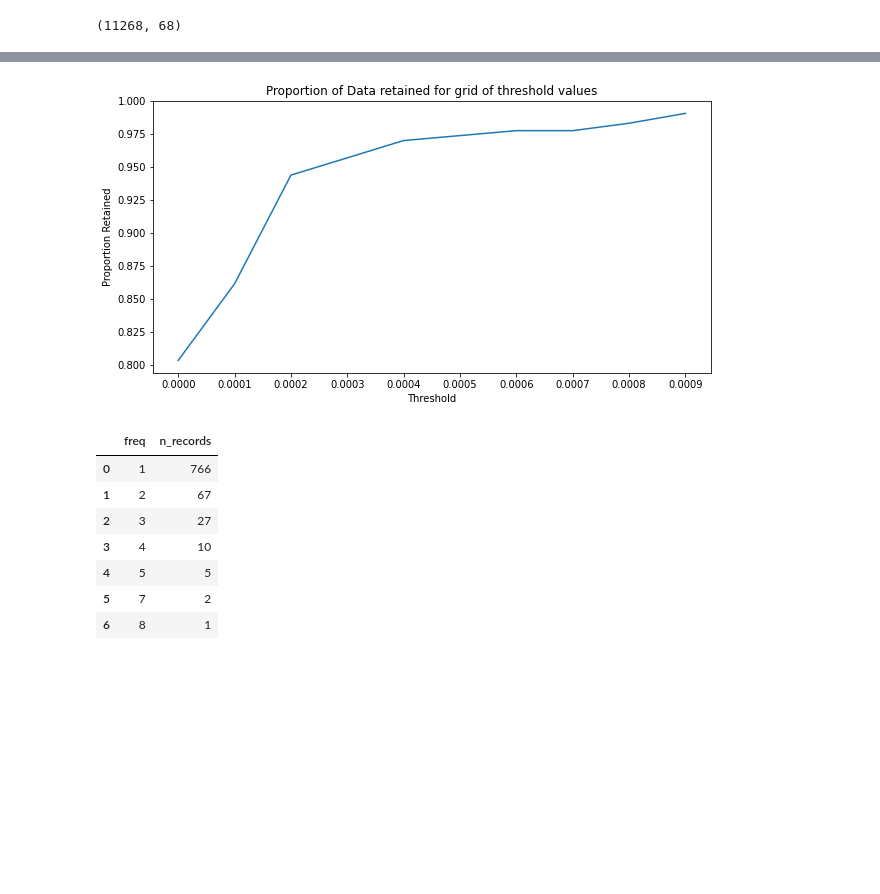
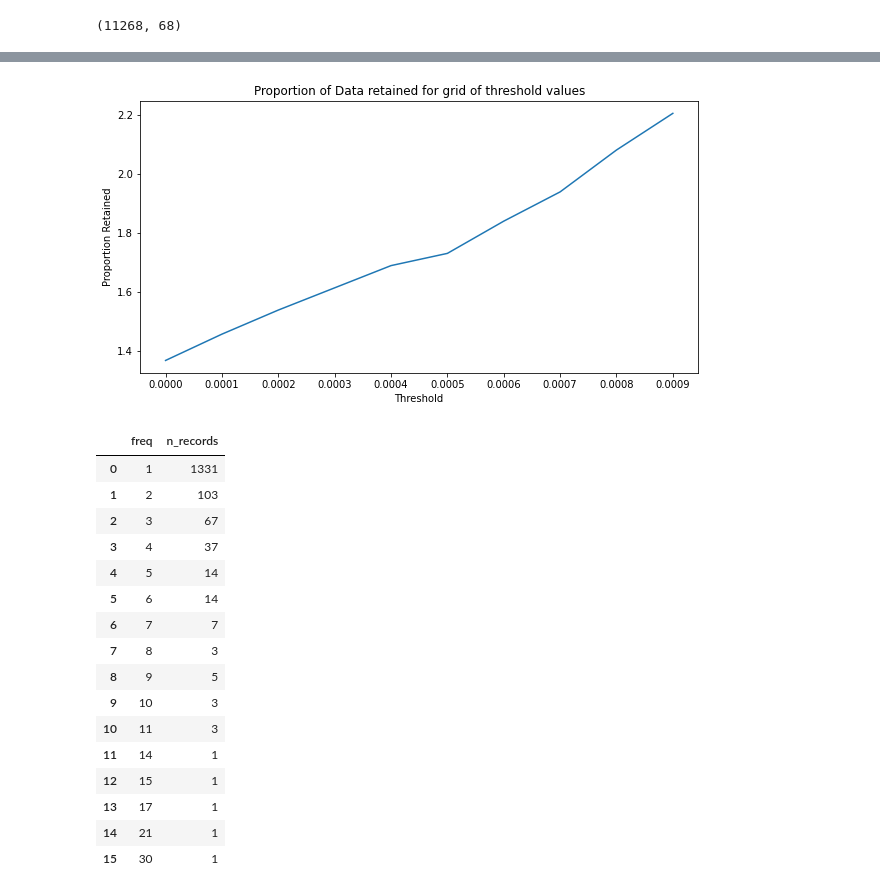
Before and after one commit to liquidcarbon/nhanes, a Jupyter notebook: PSM.ipynb, the cells around one changed output, grey strips where cells are left out. Cells and saved outputs as stored; diff of their text form; code cells hidden in the pictures; blank space fills up the shorter version.

```diff
--- a/PSM.ipynb
+++ b/PSM.ipynb
@@ -79,11 +84,12 @@ drinks = {k: v for k, v in zip(ALQ121_categories, drinks_per_year)}
 df['drinks'] = df.ALQ121.map(drinks)
 df['log_drinks'] = np.log10(df['drinks']).round(2)
 
-f1 = df.DMDMARTL.isin([1,3])  # 1 = married, 3 = divorced
+f1 = df.DMDMARTL.isin([1,3,5])  # 1 = married, 3 = divorced, 5 = never married
 f2 = df.log_drinks >= 0
 
-dr = df.loc[f1 & f2, ['RIAGENDR','RIDAGEYR','DMDMARTL','log_drinks']]
+dr = df.loc[f1 & f2, ['RIAGENDR','RIDAGEYR','DMDMARTL','log_drinks',]]  #'INDFMPIR',]]
 dr['RIAGENDR'] = dr['RIAGENDR'].map({1: 1, 2: 0})   # 0 = F, 1 = M
-dr['DMDMARTL'] = dr['DMDMARTL'].map({1: 0, 3: 1})   # 0 = married, 1 = divorced
+# dr['DMDMARTL'] = dr['DMDMARTL'].map({1: 0, 3: 1})   # 0 = married, 1 = divorced
+dr['DMDMARTL'] = dr['DMDMARTL'].map({5: 0, 1: 1, 3: 1})   # 0 = never married, 1 = married or divorced
 dr.shape
 # %% [output]
@@ -144,6 +184,6 @@ grep "== preds" ~/venv/lib/python3.7/site-packages/pymatch/Matcher.py
 # %%
-np.random.seed(20210301)
-m.fit_scores(balance=True, nmodels=100)
+np.random.seed(20210303)
+m.fit_scores(balance=True, nmodels=10)
 m.predict_scores()
 m.plot_scores()
 # %% [output]
@@ -153,18 +193,27 @@ Average Accuracy: 59.42%
 # %%
-m.tune_threshold(method='random')
+m.tune_threshold(method='random')  #, rng=np.arange(0, 1e-6, 1e-7))
 # %% [output]
-[figure, old version]
+[figure, new version]
 # %%
-m.match(method="min", nmatches=1, threshold=0.0008)
+m.match(method="random", nmatches=1, threshold=0.0001)
 m.record_frequency()
 # %% [output]
 |  | freq | n_records |
-| 0 | 1 | 766 |
-| 1 | 2 | 67 |
-| 2 | 3 | 27 |
-| 3 | 4 | 10 |
-| 4 | 5 | 5 |
-| 5 | 7 | 2 |
-| 6 | 8 | 1 |
+| 0 | 1 | 1331 |
+| 1 | 2 | 103 |
+| 2 | 3 | 67 |
+| 3 | 4 | 37 |
+| 4 | 5 | 14 |
+| 5 | 6 | 14 |
+| 6 | 7 | 7 |
+| 7 | 8 | 3 |
+| 8 | 9 | 5 |
+| 9 | 10 | 3 |
+| 10 | 11 | 3 |
+| 11 | 14 | 1 |
+| 12 | 15 | 1 |
+| 13 | 17 | 1 |
+| 14 | 21 | 1 |
+| 15 | 30 | 1 |
 # %%
 m.assign_weight_vector()
```
Also changed, not shown: parts of 29 cells of this notebook, 1 other file.
